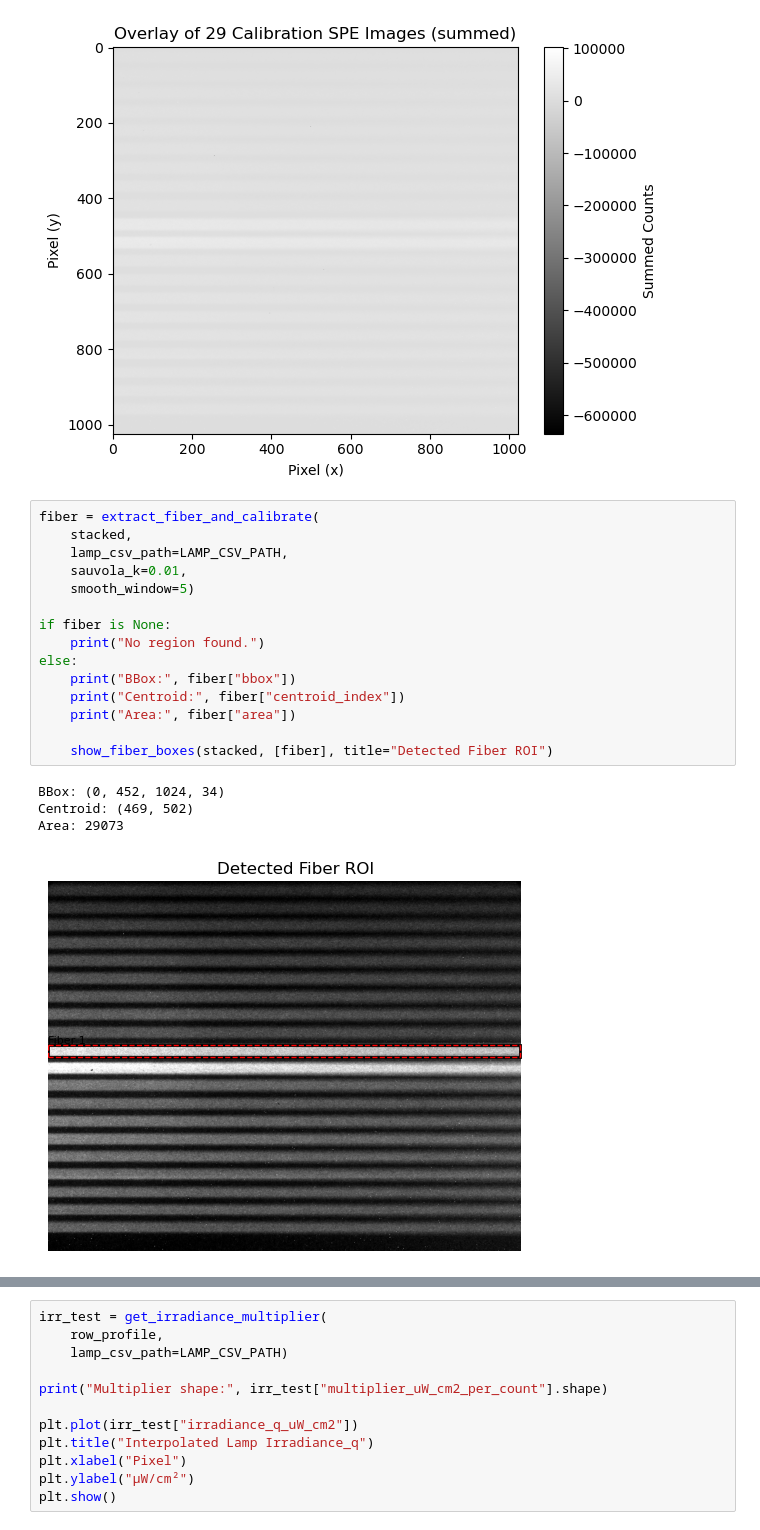
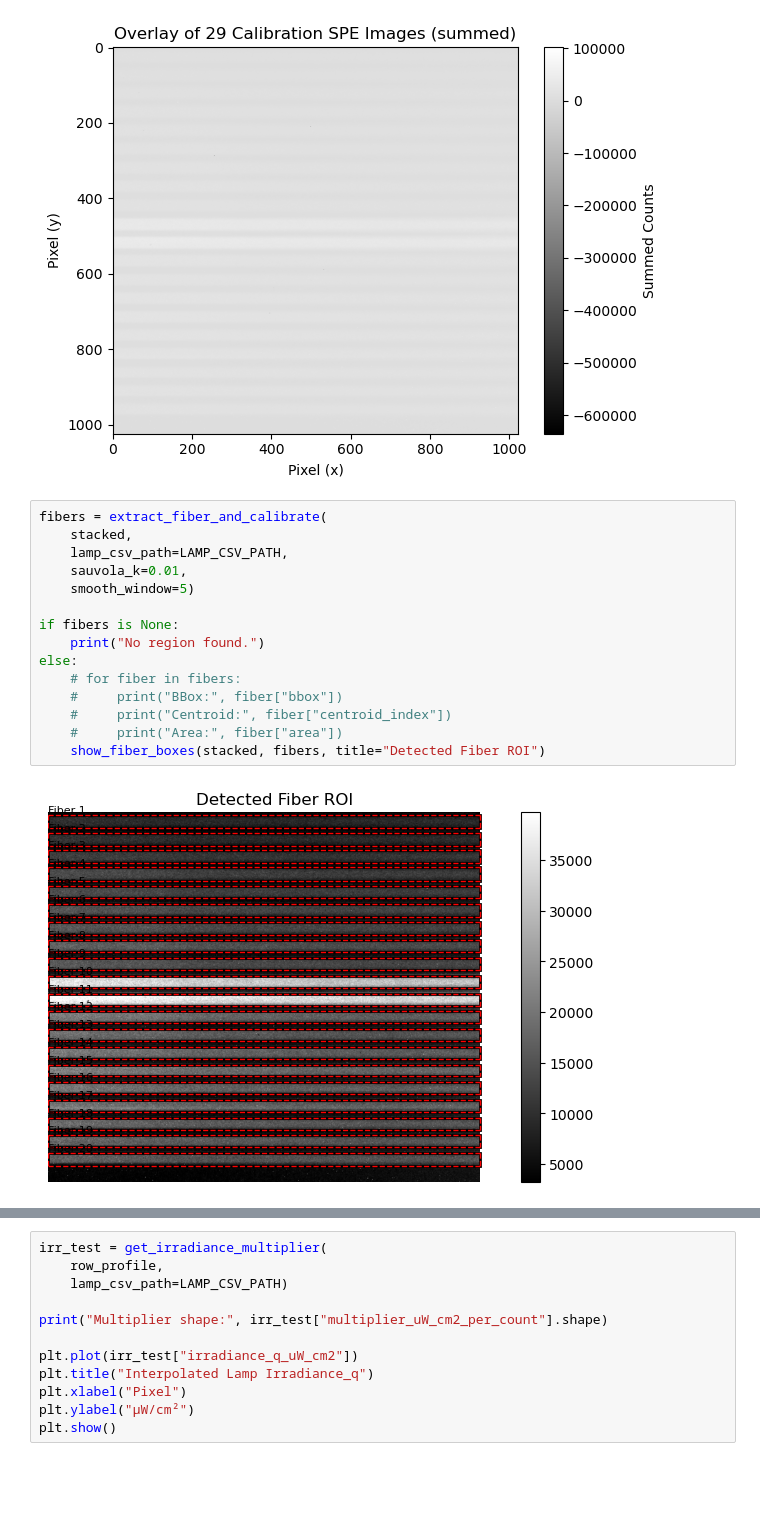
Before and after one commit to elyselian/spectroscopy, a Jupyter notebook: clean_testing_notebook.ipynb, the cells around one changed output, grey strips where cells are left out. Cells and saved outputs as stored; diff of their text form; blank space fills up the shorter version.

```diff
--- a/clean_testing_notebook.ipynb
+++ b/clean_testing_notebook.ipynb
@@ -104,22 +106,19 @@ plt.show()
 Found 29 SPE files
 [figure]
 # %%
-fiber = extract_fiber_and_calibrate(
+fibers = extract_fiber_and_calibrate(
     stacked,
     lamp_csv_path=LAMP_CSV_PATH,
     sauvola_k=0.01,
     smooth_window=5)
 
-if fiber is None:
+if fibers is None:
     print("No region found.")
 else:
-    print("BBox:", fiber["bbox"])
-    print("Centroid:", fiber["centroid_index"])
-    print("Area:", fiber["area"])
-
-    show_fiber_boxes(stacked, [fiber], title="Detected Fiber ROI")
+    # for fiber in fibers:
+    #     print("BBox:", fiber["bbox"])
+    #     print("Centroid:", fiber["centroid_index"])
+    #     print("Area:", fiber["area"])
+    show_fiber_boxes(stacked, fibers, title="Detected Fiber ROI")
 # %% [output]
-BBox: (0, 452, 1024, 34)
-Centroid: (469, 502)
-Area: 29073
-[figure, old version]
+[figure, new version]
```
Also changed, not shown: parts of 9 cells of this notebook, 4 other files.
